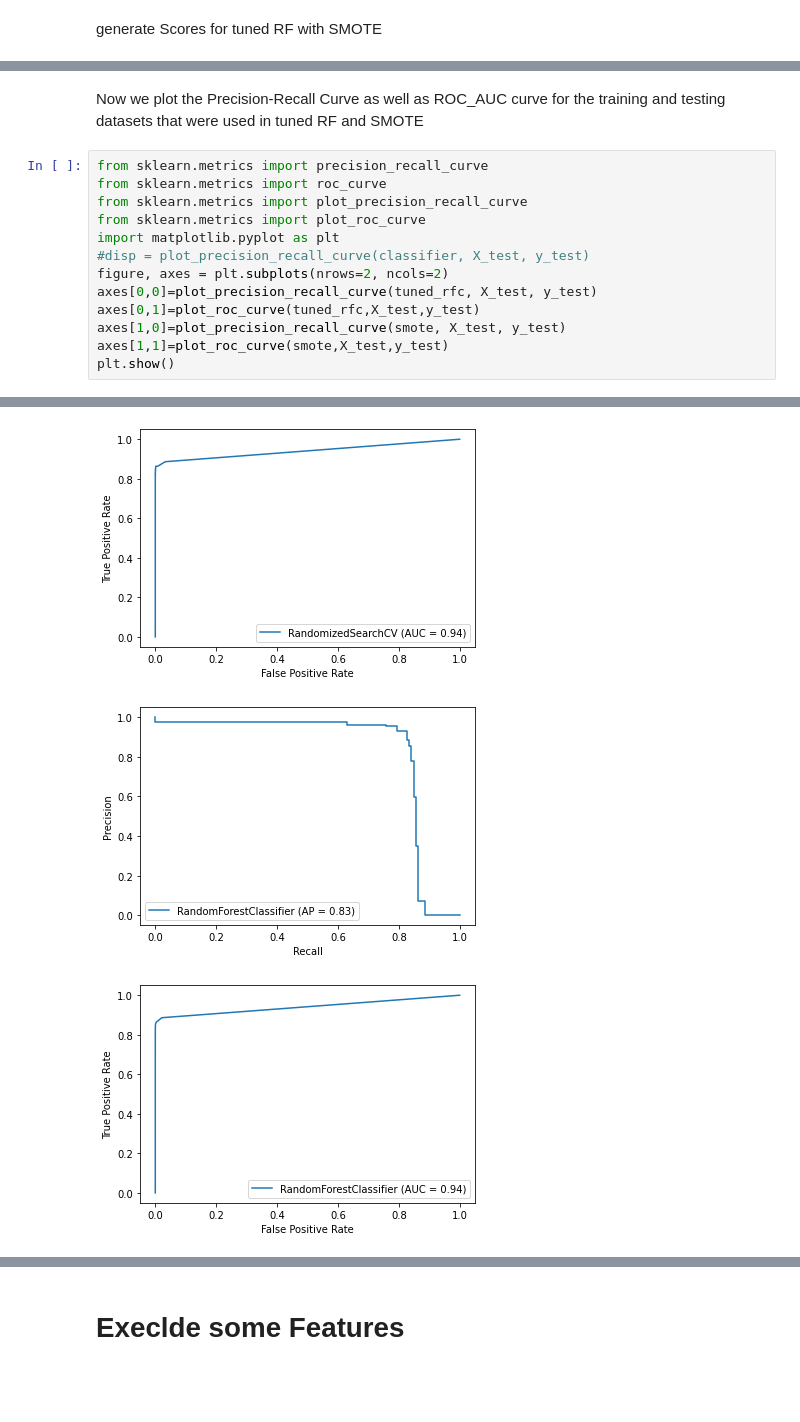
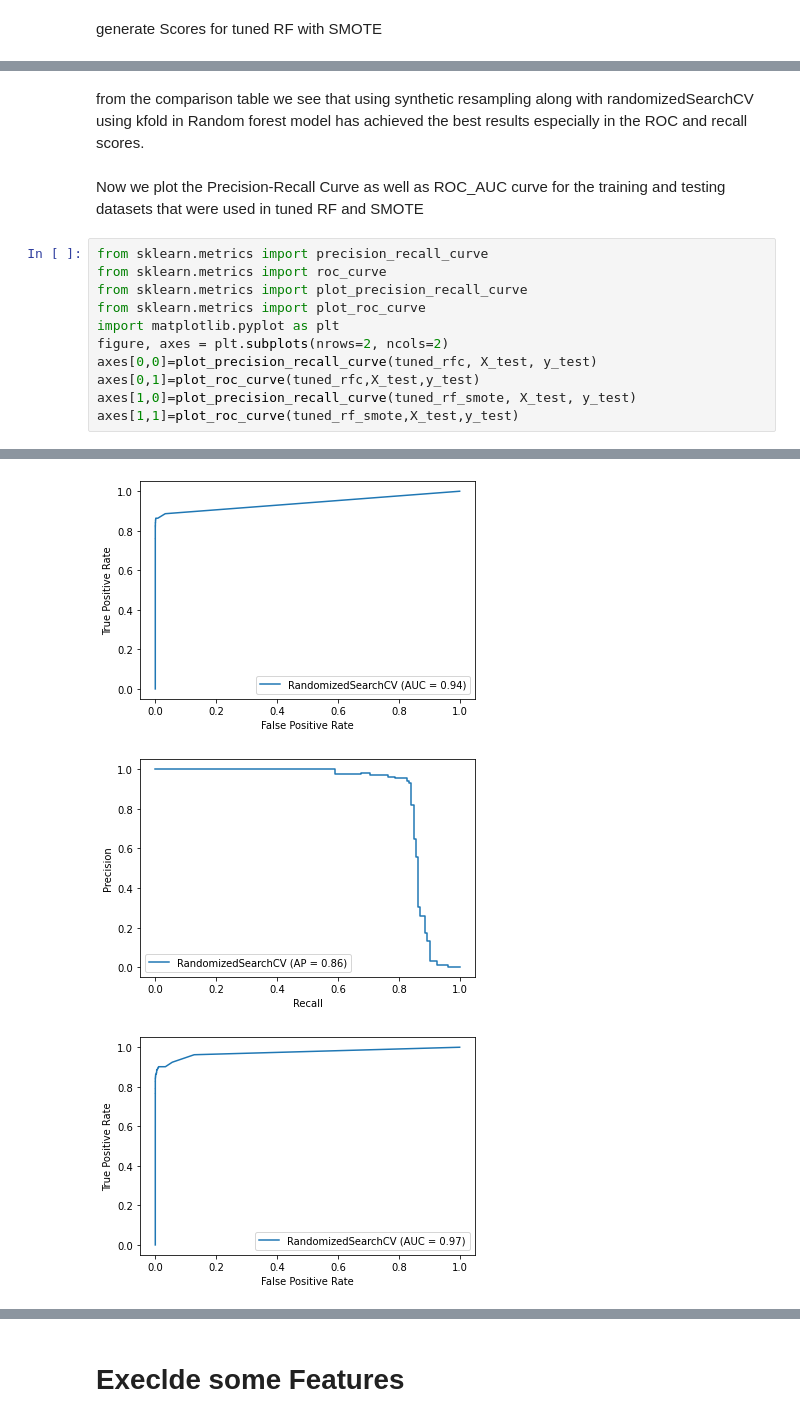
Before and after one commit to asmajabr/FraudDetectionML, a Jupyter notebook: Copy_of_CreditCardFraudDetection.ipynb, the cells around one changed output, grey strips where cells are left out. Saved outputs shown, nothing was run; the diff lists cells and outputs as text; blank space fills up the shorter version.

```diff
--- a/Copy_of_CreditCardFraudDetection.ipynb
+++ b/Copy_of_CreditCardFraudDetection.ipynb
@@ -904,3 +984,5 @@ print(t2)
+# %% [markdown]
+from the comparison table we see that using synthetic resampling along with randomizedSearchCV using kfold in Random forest model has achieved the best results especially in the ROC and recall scores.
 # %% [markdown]
 Now we plot the Precision-Recall Curve as well as ROC_AUC curve for the training and testing datasets that were used in tuned RF and SMOTE
 # %%
@@ -909,11 +991,9 @@ from sklearn.metrics import roc_curve
 from sklearn.metrics import plot_precision_recall_curve
 from sklearn.metrics import plot_roc_curve
 import matplotlib.pyplot as plt
-#disp = plot_precision_recall_curve(classifier, X_test, y_test)
 figure, axes = plt.subplots(nrows=2, ncols=2)
 axes[0,0]=plot_precision_recall_curve(tuned_rfc, X_test, y_test)
 axes[0,1]=plot_roc_curve(tuned_rfc,X_test,y_test)
-axes[1,0]=plot_precision_recall_curve(smote, X_test, y_test)
-axes[1,1]=plot_roc_curve(smote,X_test,y_test)
-plt.show()
+axes[1,0]=plot_precision_recall_curve(tuned_rf_smote, X_test, y_test)
+axes[1,1]=plot_roc_curve(tuned_rf_smote,X_test,y_test)
 # %% [output]
@@ -920,5 +1008,5 @@ plt.show()
 [figure]
 [figure]
 [figure]
-[figure, old version]
+[figure, new version]
-[figure, old version]
+[figure, new version]
```
Also changed, not shown: parts of 5 cells of this notebook.
